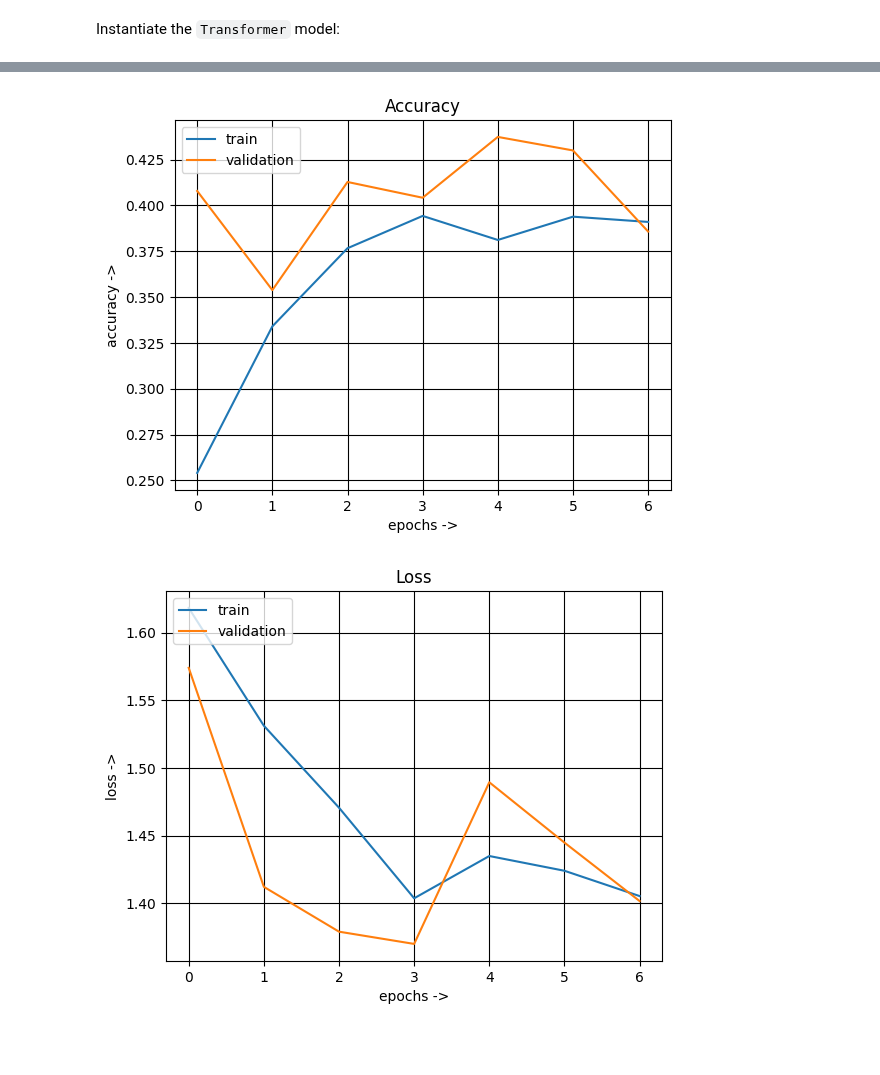
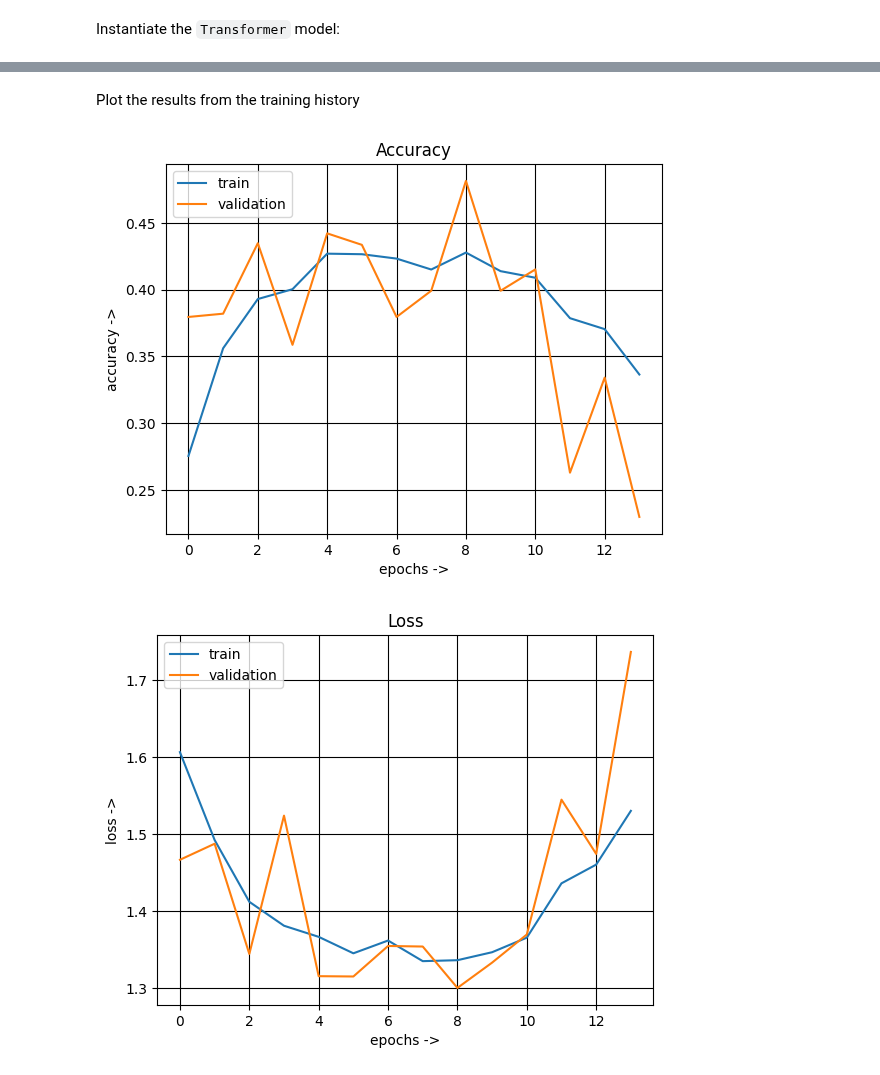
Before and after one commit to michaelstuffer98/ai_industry_project, a Jupyter notebook: my_transformer.ipynb, the cells around one changed output, grey strips where cells are left out. Saved outputs shown, nothing was run; the diff lists cells and outputs as text; code cells hidden in the pictures; blank space fills up the shorter version.

```diff
--- a/my_transformer.ipynb
+++ b/my_transformer.ipynb
@@ -175,7 +170,7 @@ class PositionalEmbedding(tf.keras.layers.Layer):
   def __init__(self, d_model):
     super().__init__()
     self.d_model = d_model
-    self.pos_encoding = positional_encoding(length=2048, depth=d_model)
+    self.pos_encoding = positional_encoding(length=config['pos_encoding_length'], depth=d_model)
 
   def call(self, x):
     length = tf.shape(x)[1]
@@ -340,3 +329,11 @@ dropout_rate = 0.1
+# %%
+config = utils.get_config('transformer_exp')
+model_config = config['model_structure']
+num_layers = model_config['n_layers']
+d_model = model_config['d_model']
+dff = model_config['dff']
+num_heads = model_config['n_heads']
+dropout_rate = model_config['dropout_rate']
 # %% [markdown]
 ### Try it out
 # %% [markdown]
@@ -368,7 +365,7 @@ class CustomSchedule(tf.keras.optimizers.schedules.LearningRateSchedule):
     arg1 = tf.math.rsqrt(step)
     arg2 = step * (self.warmup_steps ** -1.5)
 
-    return tf.math.rsqrt(self.d_model) * tf.math.minimum(arg1, arg2) * 10
+    return tf.math.rsqrt(self.d_model) * tf.math.minimum(arg1, arg2) * 5
 
 learning_rate = CustomSchedule(d_model)
 
@@ -381,21 +378,20 @@ transformer.compile(
     metrics=[tf.keras.metrics.CategoricalAccuracy()])
 
 es = tf.keras.callbacks.EarlyStopping(
-    monitor = 'val_loss',
-    patience = 3,
-    start_from_epoch=3,
-    restore_best_weights=True)
+    monitor = config['early_stopping']['monitor'],
+    patience = config['early_stopping']['patience'],
+    start_from_epoch=config['early_stopping']['start_from'],
+    restore_best_weights=config['early_stopping']['restore_best_weights'])
 
 cp = tf.keras.callbacks.ModelCheckpoint(
-    filepath='models/my_transformer',
+    filepath='models/my_transformer/',
     save_weights_only=True,
     monitor='val_loss',
     model='min',
-    save_best_only=True
-)
+    save_best_only=True)
 
 hist = transformer.fit(train_batches,
-                epochs=20,
+                epochs=config['epochs'],
                 callbacks=[es, cp],
                 validation_data=val_batches)
 # %% [output]
@@ -419,17 +418,19 @@ transformer.save_weights('models/my_transformer/')
 
 with open('models/my_transformer/my_transformer_history.json', 'w') as f:
     f.write(json.dumps(hist.history, indent=4))
+# %% [markdown]
+Plot the results from the training history
 # %%
 from lib_util import plot
-epochs= 20
-# with open('models/my_transformer/my_transformer_history.json', 'r') as f:
-#     history_dict = json.load(f)
+epochs = config['epochs']
+with open('models/my_transformer/my_transformer_history.json', 'r') as f:
+     history_dict = json.load(f)
 
 history_dict = hist.history
 #Plots for the accuracies and losses of the train and validation data per epoch
 name = config['transformer_name']
 plot.plot_hist(history_dict, ('categorical_accuracy', 'val_categorical_accuracy'), legends=('train', 'validation'), title='Accuracy', y_label='accuracy ->', x_label='epochs ->', save_to=f'Plots/{name}_{epochs}_acuracy')
 plot.plot_hist(history_dict, ('loss', 'val_loss'), legends=('train', 'validation'), title='Loss', y_label='loss ->', x_label='epochs ->', save_to=f'Plots/{name}_{epochs}_loss')
 # %% [output]
-[figure, old version]
+[figure, new version]
-[figure, old version]
+[figure, new version]
```
Also changed, not shown: parts of 29 cells of this notebook, 4 other files.
